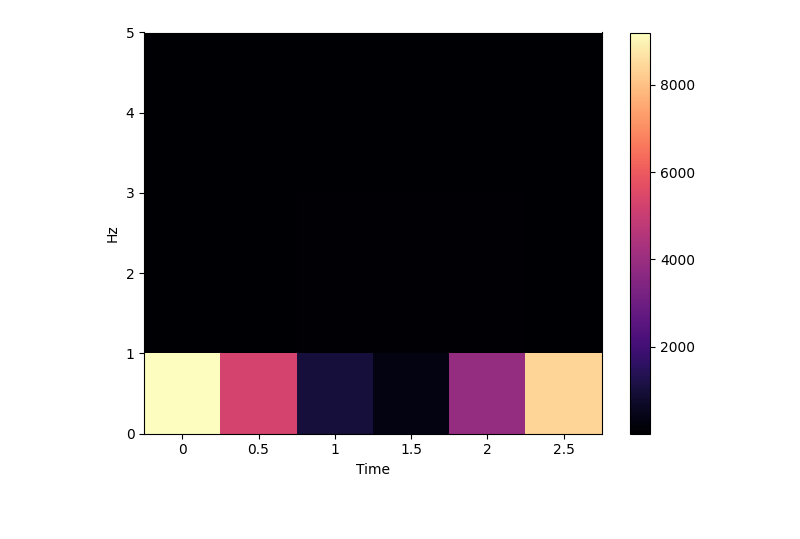
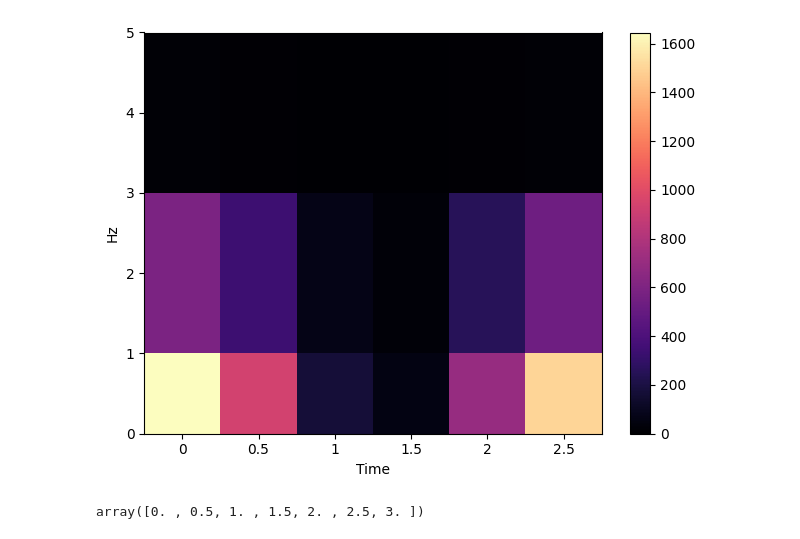
Before and after one commit to JesusGarSan/MESA, a Jupyter notebook: external/examples/librosa.ipynb, the cells around one changed output. Saved outputs shown, nothing was run; the diff lists cells and outputs as text; code cells hidden in the pictures.

```diff
--- a/external/examples/librosa.ipynb
+++ b/external/examples/librosa.ipynb
@@ -12,19 +12,23 @@ y = np.cos(x)
 # %%
 win_samples = int(0.5*sr)
 hop_length = win_samples # No overlap
-D = stft(y, n_fft=win_samples, hop_length=hop_length, win_length=win_samples, window="boxcar", center=False)
+D = stft(y, n_fft=win_samples, hop_length=hop_length, win_length=win_samples, window="blackman", center=False)
 Sxx = np.abs(D)**2
 
 n_frames = Sxx.shape[1]
 edges = np.arange(n_frames + 1) * (hop_length / sr)
 fig = librosa.display.specshow(Sxx, sr=sr, hop_length=hop_length, n_fft=win_samples, win_length = win_samples, x_axis='time', y_axis='hz')
 plt.colorbar(fig)
 
 plt.ylim(0,5)
 plt.tight_layout()
 plt.show()
 # %% [output]
-[figure, old version]
+[figure, new version]
+# %%
+edges
+# %% [output]
+array([0. , 0.5, 1. , 1.5, 2. , 2.5, 3. ])
 # %%
 y, sr = librosa.load(librosa.example('brahms'))
 import numpy as np
```
Also changed, not shown: parts of 1 cell of this notebook, 50 other files.
